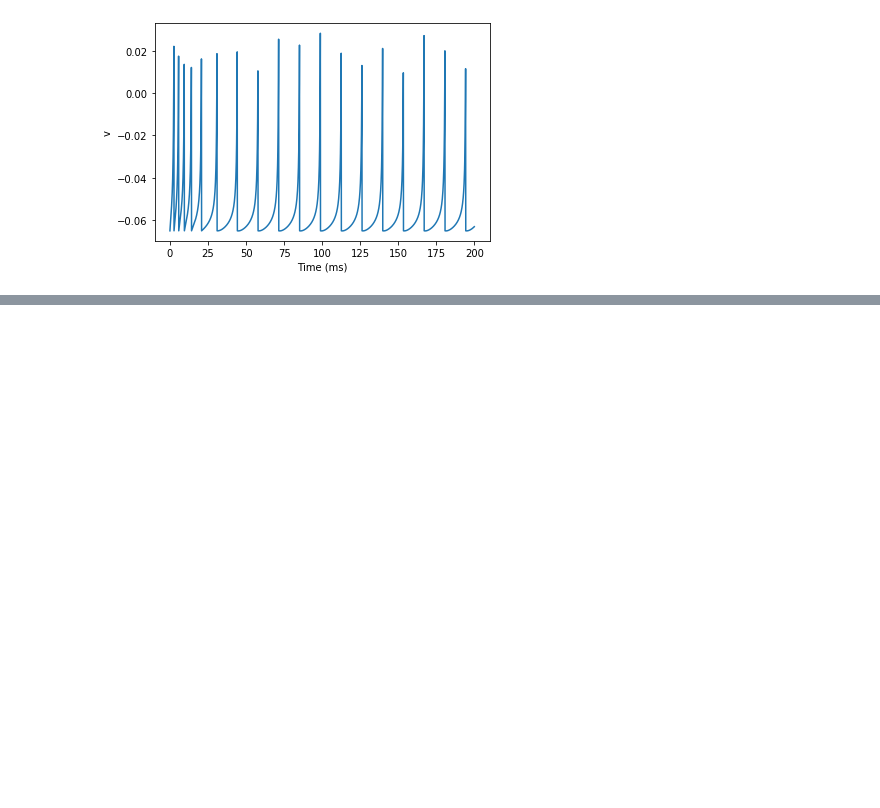
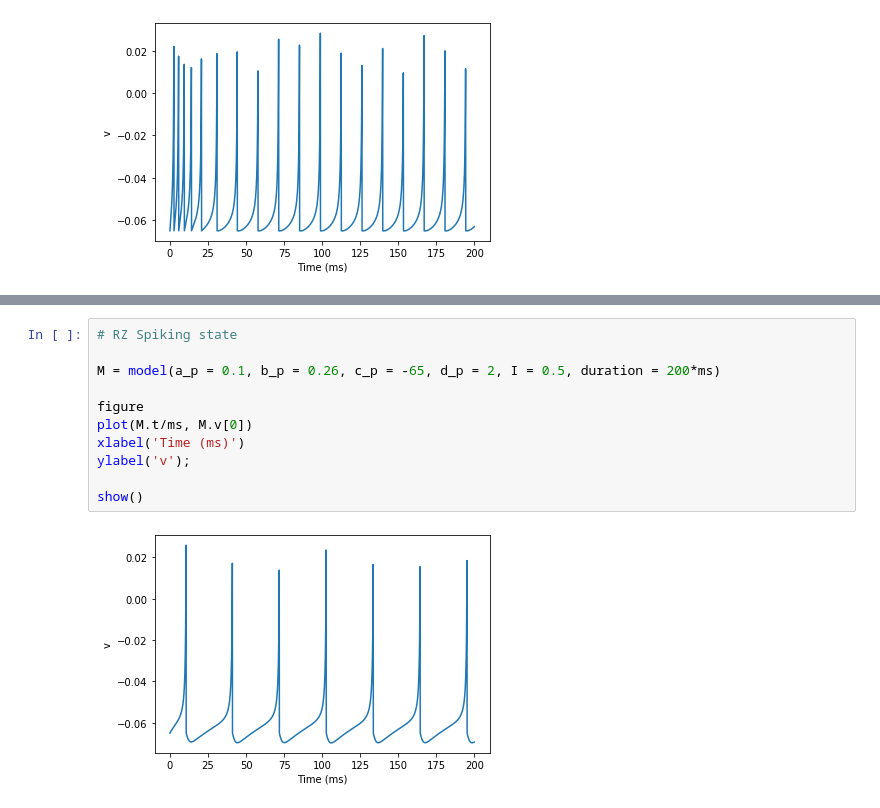
Before and after one commit to initega/izhikevich-mlnn, a Jupyter notebook: izhikevich.ipynb, the cells around one changed output, grey strips where cells are left out. Saved outputs shown, nothing was run; the diff lists cells and outputs as text; blank space fills up the shorter version.

```diff
--- a/izhikevich.ipynb
+++ b/izhikevich.ipynb
@@ -192,0 +218,13 @@ show()
+# %%
+# RZ Spiking state
+
+M = model(a_p = 0.1, b_p = 0.26, c_p = -65, d_p = 2, I = 0.5, duration = 200*ms)
+
+figure
+plot(M.t/ms, M.v[0])
+xlabel('Time (ms)')
+ylabel('v');
+
+show()
+# %% [output]
+[figure, added]
```
Also changed, not shown: parts of 27 cells of this notebook.
